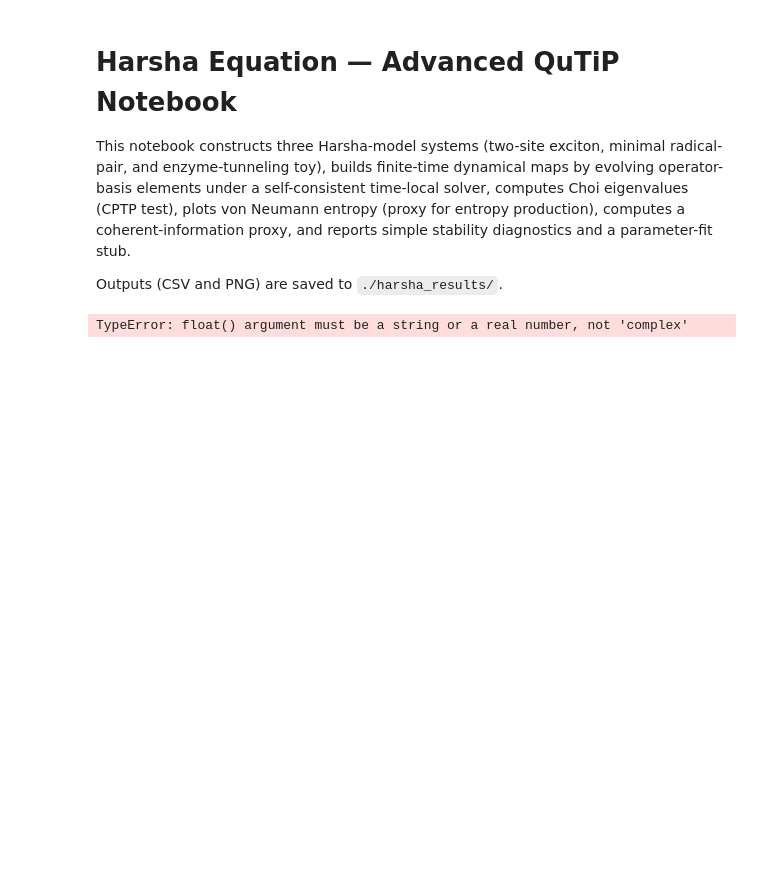
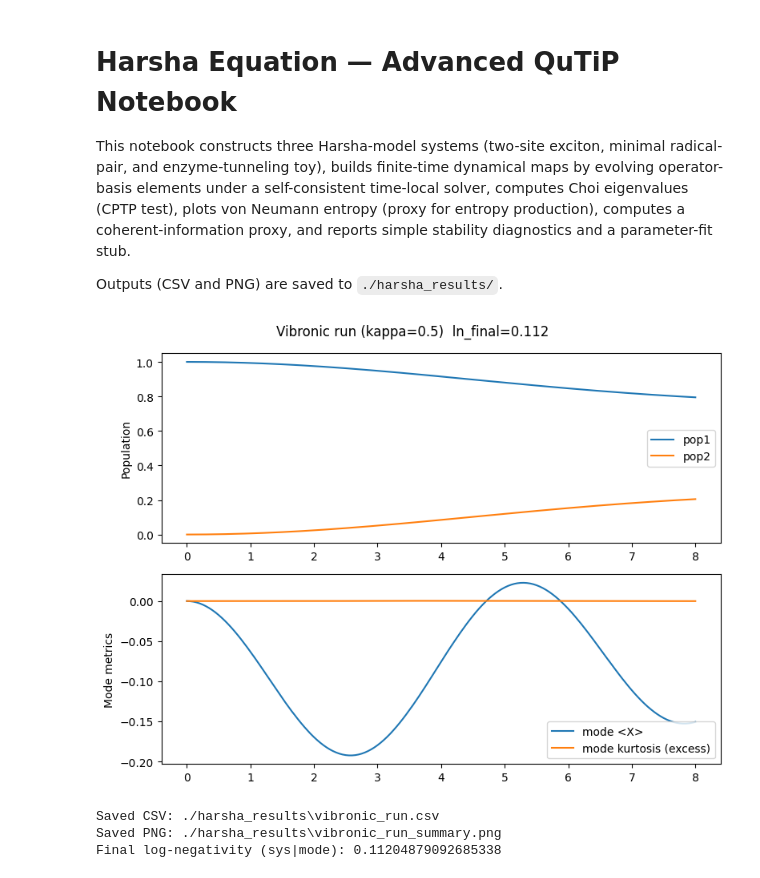
Before and after one commit to harsha-axqte/harsha-equation-notebook, a Jupyter notebook: harsha_advanced_notebook.ipynb, the cells around one changed output. Saved outputs shown, nothing was run; the diff lists cells and outputs as text; code cells hidden in the pictures; blank space fills up the shorter version.

```diff
--- a/harsha_advanced_notebook.ipynb
+++ b/harsha_advanced_notebook.ipynb
@@ -271,21 +278,27 @@ def build_enzyme_tunneling(epsA=0.0, epsB=0.2, J=0.01):
 # %%
 # CELL: entanglement_measures.py - log-negativity & concurrence
 
-def logarithmic_negativity(rho, sys_dims, subsystem=1):
+def logarithmic_negativity(rho, sys_dims, subsystem=0):
     """
     Compute logarithmic negativity of rho with respect to a bipartition.
     - rho: Qobj density matrix (composite)
-    - sys_dims: list of subsystem dimensions, e.g. [2,2] or [2, Nmode]
-    - subsystem: index of subsystem to partial-transpose (0 or 1)
+    - sys_dims: list of dimensions of each subsystem (e.g., [d_sys, d_mode])
+    - subsystem: which subsystem index to partial transpose (0, 1, ...)
     Returns: float (log2 ||rho^{T_sub}||_1)
     """
-    # partial transpose via QuTiP
-    rho_pt = qt.partial_transpose(rho, sys_dims, subsystem)
-    # convert to ndarray and compute trace norm
+    # Build binary mask for partial transpose
+    mask = [0] * len(sys_dims)
+    mask[subsystem] = 1
+
+    # Partial transpose
+    rho_pt = partial_transpose(rho, mask)
+
+    # Convert to numpy and compute trace norm
     mat = rho_pt.full()
-    trace_norm = np.sum(np.linalg.svd(mat, compute_uv=False))
-    # numerical guard
-    trace_norm = max(trace_norm, 1e-12)
+    s = np.linalg.svd(mat, compute_uv=False)  # singular values
+    trace_norm = np.sum(s)
+
+    # Logarithmic negativity
     return np.log2(trace_norm)
 
 def concurrence_two_qubit(rho):
@@ -439,7 +473,7 @@ def self_consistent_evolve(H_base, O_bio, lambda_fn, lambda_update_fn, c_ops, rh
             H_pred = (H_base + lam * O_bio)
             tsub = [0.0, min(dt, t_next-t)]
             # evolve using mesolve starting from rho (we use operator form)
-            result = qt.mesolve(H_pred, rho, tsub, c_ops, [])
+            result = qt.mesolve(H_pred, rho, tsub, c_ops, e_ops=[])
             rho_pred = result.states[-1]
             # correct: recompute lambda from rho_pred
             lam_new = lambda_update_fn(rho_pred, lam)
@@ -447,7 +481,7 @@ def self_consistent_evolve(H_base, O_bio, lambda_fn, lambda_update_fn, c_ops, rh
             lam = 0.5*(lam + lam_new)
             # re-evolve small step using corrected lam
             H_corr = (H_base + lam * O_bio)
-            result2 = qt.mesolve(H_corr, rho, [0.0, tsub[-1]], c_ops, [])
+            result2 = qt.mesolve(H_corr, rho, [0.0, tsub[-1]], c_ops, e_ops=[])
             rho = result2.states[-1]
             t = t + tsub[-1]
         times.append(t)
@@ -481,15 +515,16 @@ def run_example_two_site_with_mode():
     lambda0 = 0.0
     kappa = 0.5
     def lambda_update_fn(rho, lam_prev):
-        val = float((rho * O_bio).tr())
+        val = float(np.real_if_close((rho * O_bio).tr()))
         return lambda0 + kappa * val
+
     # times
     tlist = np.linspace(0, 8.0, 161)
     times, states = self_consistent_evolve(H_base, O_bio, lam0, lambda_update_fn, c_ops, rho0, tlist, dt=0.05)
     # diagnostics: population, mode quadrature avg, kurtosis, log-neg of system+ancilla (we will compute sys-mode entanglement)
-    pops1 = [float((s * pop1).tr()) for s in states]
-    pops2 = [float((s * pop2).tr()) for s in states]
-    mode_x_exp = [float((s * mode_x).tr()) for s in states]
+    pops1 = [expect(pop1, s) for s in states]
+    pops2 = [expect(pop2, s) for s in states]
+    mode_x_exp = [expect(mode_x, s) for s in states]
     mode_kurt = [mode_quadrature_kurtosis(s, mode_index=1) for s in states]
     # compute log-negativity between system and mode at final time
     final_rho = states[-1]
@@ -500,34 +535,37 @@ def run_example_two_site_with_mode():
         "pop1": pops1,
         "pop2": pops2,
         "mode_x": mode_x_exp,
         "mode_kurtosis": mode_kurt
     })
     # Save CSV and PNG summary
     csv_path = os.path.join(OUTDIR, "vibronic_run.csv")
     df.to_csv(csv_path, index=False)
     # quick plots
     fig, ax = plt.subplots(2,1, figsize=(8,6), tight_layout=True)
     ax[0].plot(times, pops1, label="pop1")
     ax[0].plot(times, pops2, label="pop2")
     ax[0].set_ylabel("Population")
     ax[0].legend()
     ax[1].plot(times, mode_x_exp, label="mode <X>")
     ax[1].plot(times, mode_kurt, label="mode kurtosis (excess)")
     ax[1].set_ylabel("Mode metrics")
     ax[1].legend()
     png_path = os.path.join(OUTDIR, "vibronic_run_summary.png")
     fig.suptitle(f"Vibronic run (kappa={kappa})  ln_final={ln_final:.3f}")
     fig.savefig(png_path, dpi=200)
     plt.show()
     return {"df": df, "ln_final": ln_final, "csv": csv_path, "png": png_path}
 
 # run the example
 res = run_example_two_site_with_mode()
 print("Saved CSV:", res["csv"])
 print("Saved PNG:", res["png"])
 print("Final log-negativity (sys|mode):", res["ln_final"])
 # %% [output]
+[figure, added]
-TypeError: float() argument must be a string or a real number, not 'complex'
+Saved CSV: ./harsha_results\vibronic_run.csv
+Saved PNG: ./harsha_results\vibronic_run_summary.png
+Final log-negativity (sys|mode): 0.11204879092685338
 # %%
 # CELL: choi_demo_runner.py - compute finite-time Choi + CPTP check for a 2-level Harsha example
 
```
Also changed, not shown: parts of 8 cells of this notebook, 5 other files.
